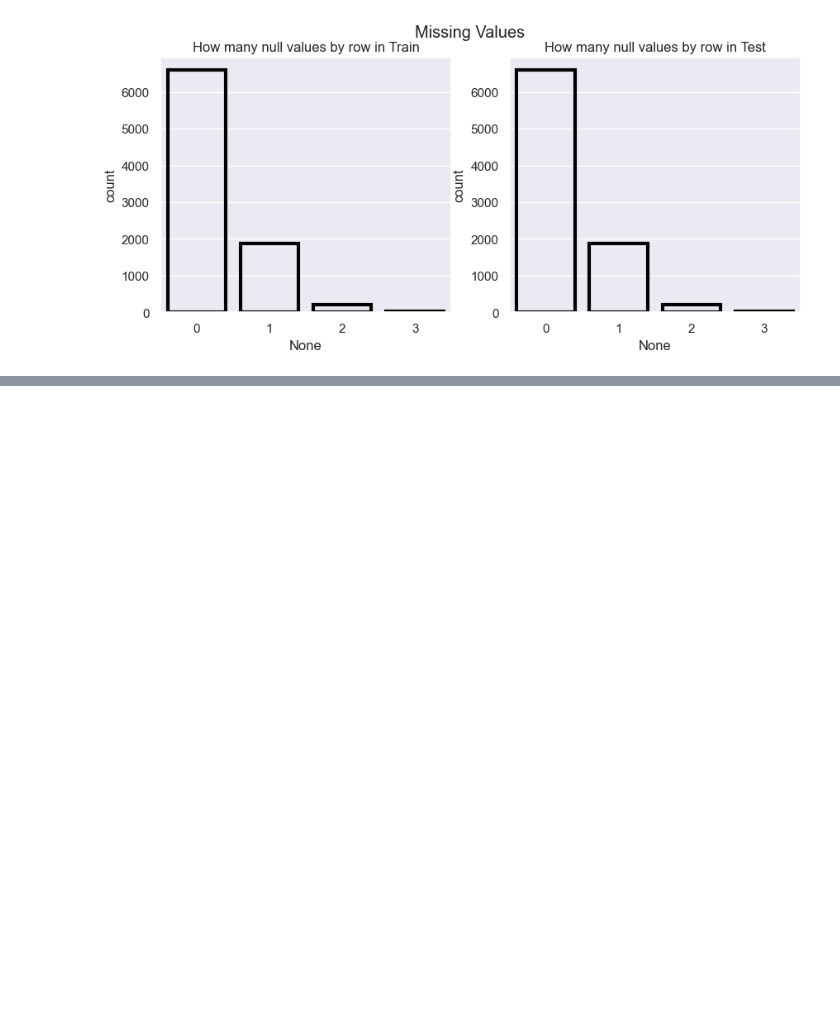
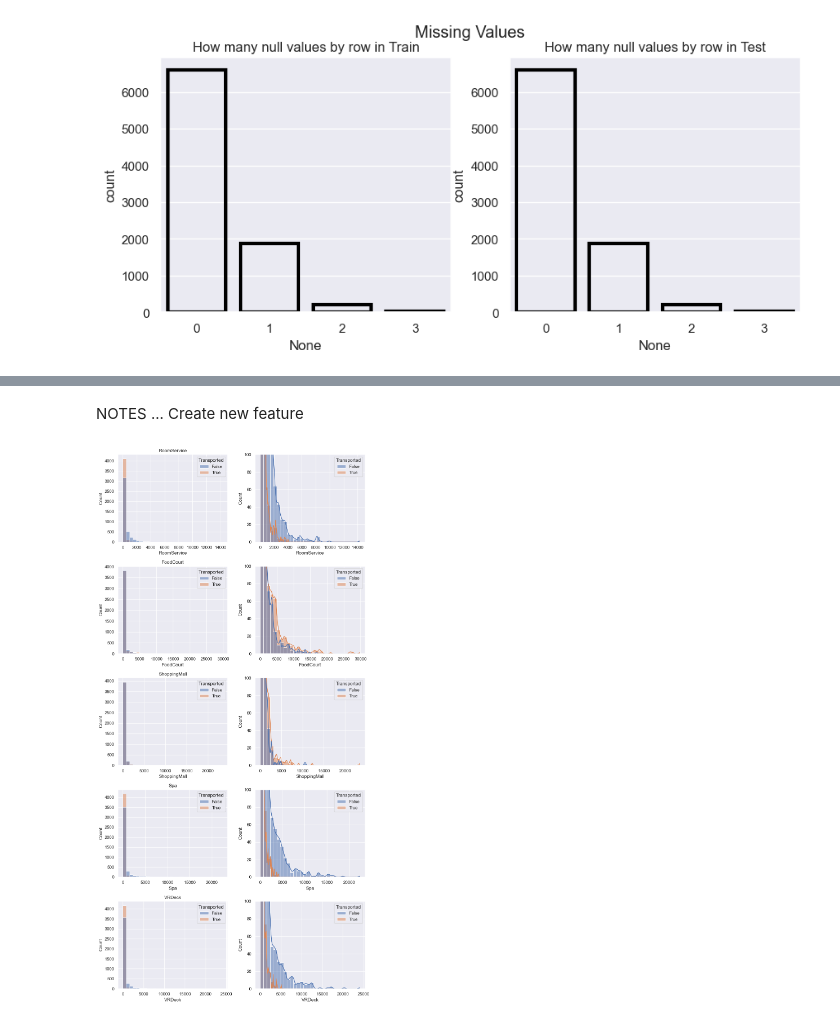
Before and after one commit to urxpietrek/spaceship_DS, a Jupyter notebook: spaceship_titanic.ipynb, the cells around one changed output, grey strips where cells are left out. Cells and saved outputs as stored; diff of their text form; code cells hidden in the pictures; blank space fills up the shorter version.

```diff
--- a/spaceship_titanic.ipynb
+++ b/spaceship_titanic.ipynb
@@ -194,21 +195,3 @@ fig.suptitle('Missing Values')
 # %% [output]
 Text(0.5, 0.98, 'Missing Values')
 [figure]
-# %%
-continous_features = train.select_dtypes(include=np.number).columns
-
-for column in continous_features:
-    fig, ax = plt.subplots(figsize=(6,4))
-    sns.boxplot(data = train[column])
-
-    median = train[column].median()
-    q1 = train[column].quantile(0.25)
-    q3 = train[column].quantile(0.75)
-    min_val = train[column].min()
-    max_val = train[column].max()
-
-    plt.text(0.15, max_val*0.5, f'Median: {median:.2f}', color='black')
-    plt.text(0.15, max_val*0.25, f'Q1: {q1:.2f}',color='blue')
-    plt.text(0.15, max_val*0.75, f'Q3: {q3:.2f}', color='green')
-    plt.text(0.15, max_val*0.05, f'Min: {min_val:.2f}', color='red')
-    plt.text(0.15, max_val, f'Max: {max_val:.2f}', color='purple')
@@ -221,0 +208,21 @@ for column in continous_features:
+# %% [markdown]
+NOTES
+...
+Create new feature
+# %%
+exp_features = ['RoomService', 'FoodCourt', 'ShoppingMall', 'Spa', 'VRDeck']
+
+fig = plt.figure(figsize=(10,20))
+for idx, feature in enumerate(exp_features):
+
+    ax = fig.add_subplot(5,2,2*idx+1)
+    sns.histplot(data=train, x=feature, ax=ax, bins=30, kde=False, hue='Transported')
+    ax.set_title(feature)
+
+    ax = fig.add_subplot(5,2, 2*idx+2)
+    sns.histplot(data=train, x=feature, ax=ax, bins=30, kde=True, hue='Transported')
+    ax.set_ylim([0,100])
+
+fig.tight_layout()
+# %% [output]
+[figure, added]
```
Also changed, not shown: parts of 5 cells of this notebook.
